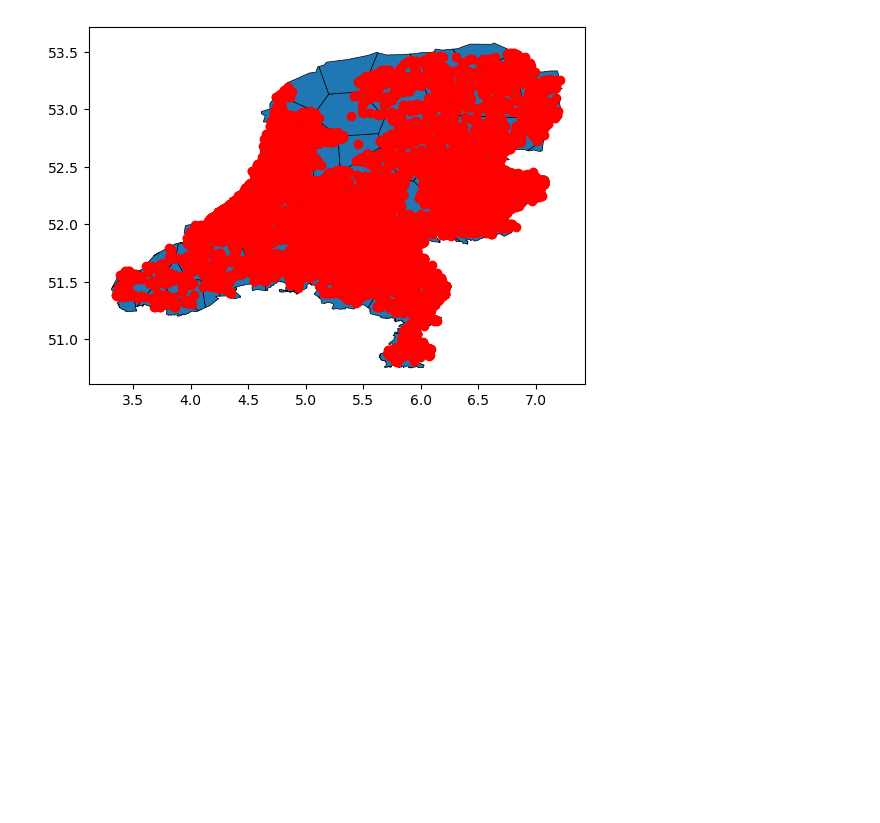
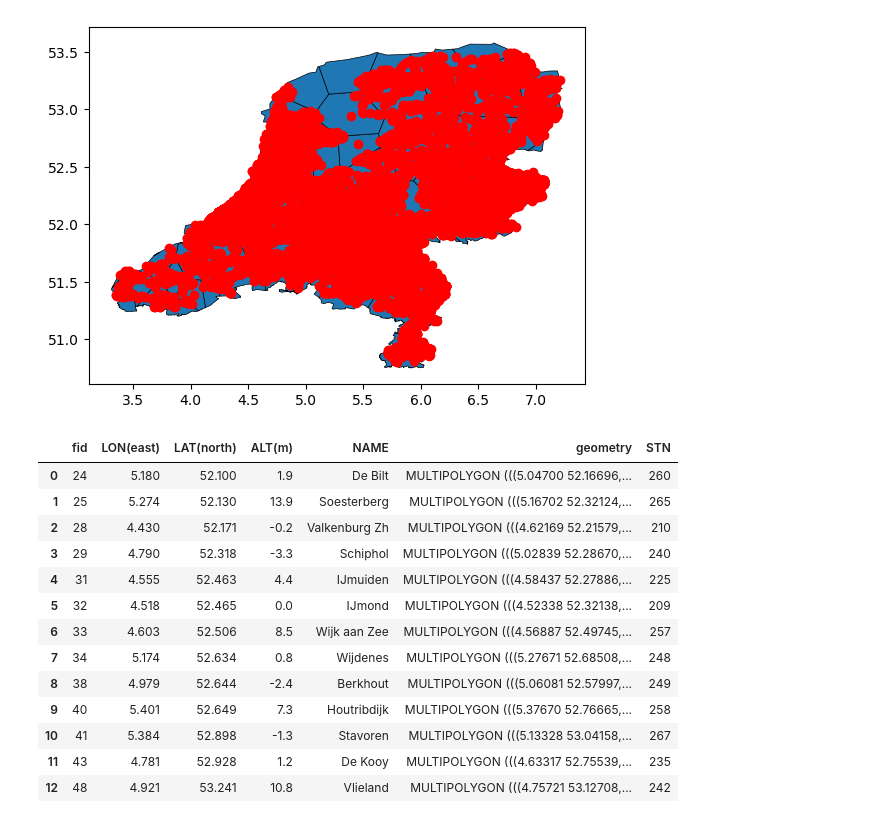
Before and after one commit to tj-072/eindpresentatie_VAv2, a Jupyter notebook: verkeer.ipynb, the cells around one changed output. Saved outputs shown, nothing was run; the diff lists cells and outputs as text; code cells hidden in the pictures; blank space fills up the shorter version.

```diff
--- a/verkeer.ipynb
+++ b/verkeer.ipynb
@@ -427,3 +427,25 @@ plt.scatter(merged_gdf['X'], merged_gdf['Y'], color='red', label='Punten')
 plt.show()
 # %% [output]
 [figure]
+# %%
+df= pd.read_csv(r"C:\Users\tjibb\Documents\school\jaar_3\minor\eind_prestentatie\weerstations_noordholland.csv" , sep=';')
+weer = gpd.GeoDataFrame(df, geometry=gpd.GeoSeries.from_wkt(df['WKT']))
+weer['STN']=weer['STN_y']
+weer.drop(columns=['WKT', 'STN_x', 'STN_y'], inplace=True)
+# %%
+weer
+# %% [output]
+|  | fid | LON(east) | LAT(north) | ALT(m) | NAME | geometry | STN |
+| 0 | 24 | 5.180 | 52.100 | 1.9 | De Bilt | MULTIPOLYGON (((5.04700 52.16696,... | 260 |
+| 1 | 25 | 5.274 | 52.130 | 13.9 | Soesterberg | MULTIPOLYGON (((5.16702 52.32124,... | 265 |
+| 2 | 28 | 4.430 | 52.171 | -0.2 | Valkenburg Zh | MULTIPOLYGON (((4.62169 52.21579,... | 210 |
+| 3 | 29 | 4.790 | 52.318 | -3.3 | Schiphol | MULTIPOLYGON (((5.02839 52.28670,... | 240 |
+| 4 | 31 | 4.555 | 52.463 | 4.4 | IJmuiden | MULTIPOLYGON (((4.58437 52.27886,... | 225 |
+| 5 | 32 | 4.518 | 52.465 | 0.0 | IJmond | MULTIPOLYGON (((4.52338 52.32138,... | 209 |
+| 6 | 33 | 4.603 | 52.506 | 8.5 | Wijk aan Zee | MULTIPOLYGON (((4.56887 52.49745,... | 257 |
+| 7 | 34 | 5.174 | 52.634 | 0.8 | Wijdenes | MULTIPOLYGON (((5.27671 52.68508,... | 248 |
+| 8 | 38 | 4.979 | 52.644 | -2.4 | Berkhout | MULTIPOLYGON (((5.06081 52.57997,... | 249 |
+| 9 | 40 | 5.401 | 52.649 | 7.3 | Houtribdijk | MULTIPOLYGON (((5.37670 52.76665,... | 258 |
+| 10 | 41 | 5.384 | 52.898 | -1.3 | Stavoren | MULTIPOLYGON (((5.13328 53.04158,... | 267 |
+| 11 | 43 | 4.781 | 52.928 | 1.2 | De Kooy | MULTIPOLYGON (((4.63317 52.75539,... | 235 |
+| 12 | 48 | 4.921 | 53.241 | 10.8 | Vlieland | MULTIPOLYGON (((4.75721 53.12708,... | 242 |
```
